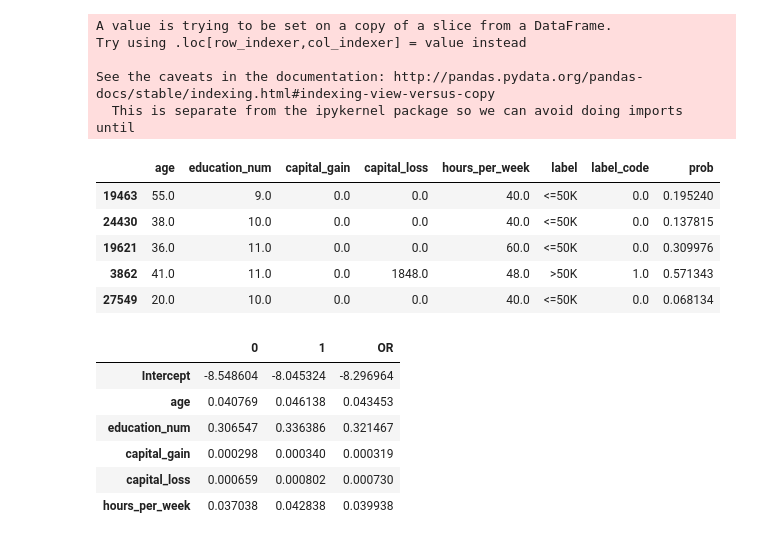
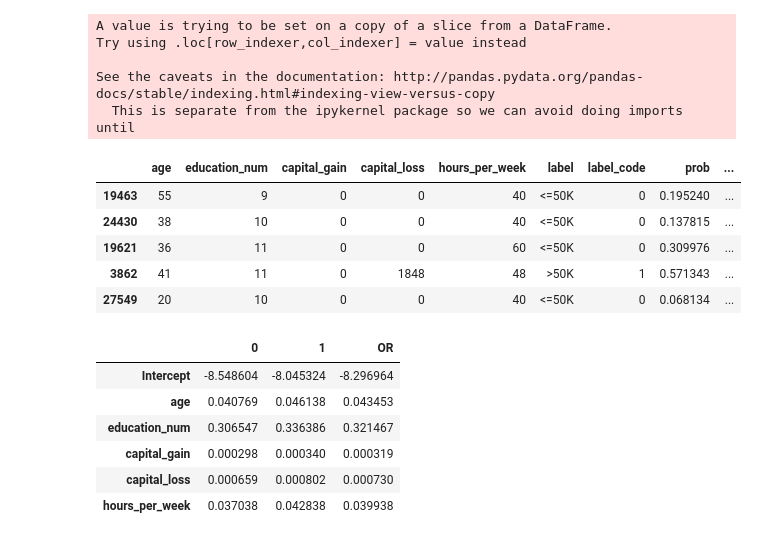
Before and after one commit to yidag/intro_ds_wy_course, a Jupyter notebook: ch05_logit/code/logit_example.ipynb, the cells around one changed output. Cells and saved outputs as stored; diff of their text form; code cells hidden in the pictures.

```diff
--- a/ch05_logit/code/logit_example.ipynb
+++ b/ch05_logit/code/logit_example.ipynb
@@ -181,15 +181,15 @@ See the caveats in the documentation: http://pandas.pydata.org/pandas-docs/stabl
 # %%
 ## 根据预测的概率，得出最终的预测
 alpha = 0.5
-test_set.loc["pred", :] = test_set.apply(lambda x: 1 if x["prob"] > alpha else 0, axis=1)
+test_set.loc[:, "pred"] = test_set.apply(lambda x: 1 if x["prob"] > alpha else 0, axis=1)
 test_set.head()
 # %% [output]
-|  | age | education_num | capital_gain | capital_loss | hours_per_week | label | label_code | prob |
-| 19463 | 55.0 | 9.0 | 0.0 | 0.0 | 40.0 | <=50K | 0.0 | 0.195240 |
-| 24430 | 38.0 | 10.0 | 0.0 | 0.0 | 40.0 | <=50K | 0.0 | 0.137815 |
-| 19621 | 36.0 | 11.0 | 0.0 | 0.0 | 60.0 | <=50K | 0.0 | 0.309976 |
-| 3862 | 41.0 | 11.0 | 0.0 | 1848.0 | 48.0 | >50K | 1.0 | 0.571343 |
-| 27549 | 20.0 | 10.0 | 0.0 | 0.0 | 40.0 | <=50K | 0.0 | 0.068134 |
+|  | age | education_num | capital_gain | capital_loss | hours_per_week | label | label_code | prob | ... |
+| 19463 | 55 | 9 | 0 | 0 | 40 | <=50K | 0 | 0.195240 | ... |
+| 24430 | 38 | 10 | 0 | 0 | 40 | <=50K | 0 | 0.137815 | ... |
+| 19621 | 36 | 11 | 0 | 0 | 60 | <=50K | 0 | 0.309976 | ... |
+| 3862 | 41 | 11 | 0 | 1848 | 48 | >50K | 1 | 0.571343 | ... |
+| 27549 | 20 | 10 | 0 | 0 | 40 | <=50K | 0 | 0.068134 | ... |
 # %%
 # 理解模型结果
 conf = re.conf_int()
```
Also changed, not shown: parts of 2 cells of this notebook.
